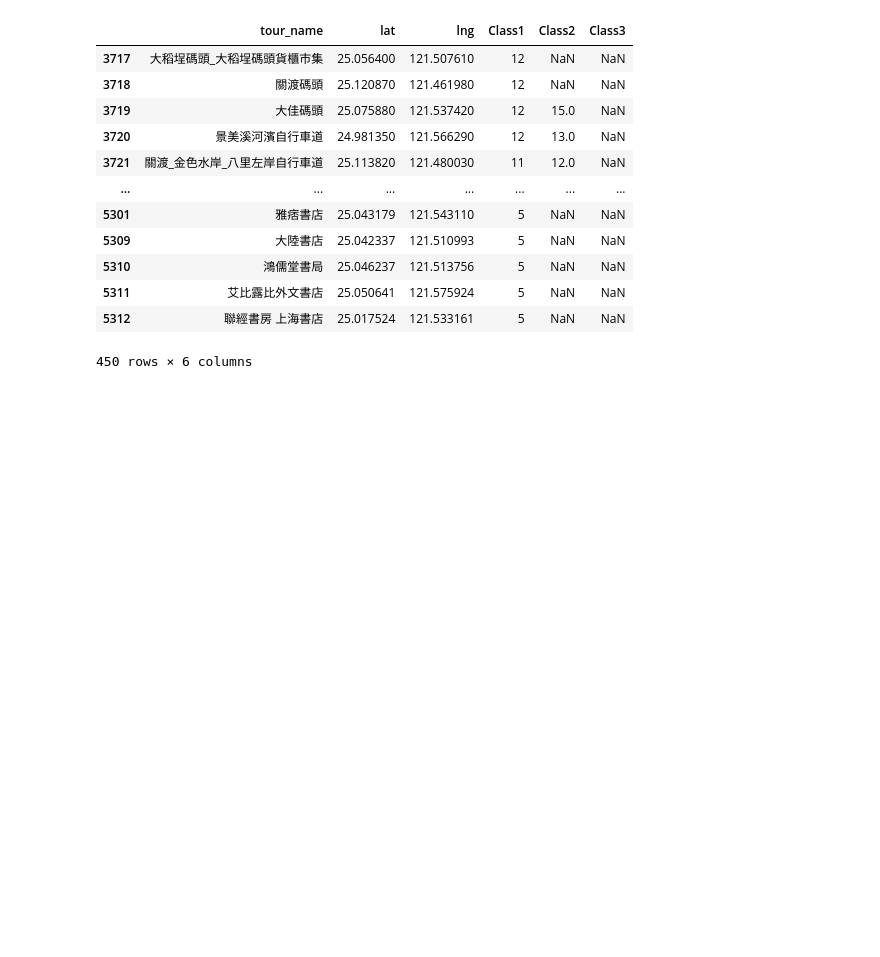
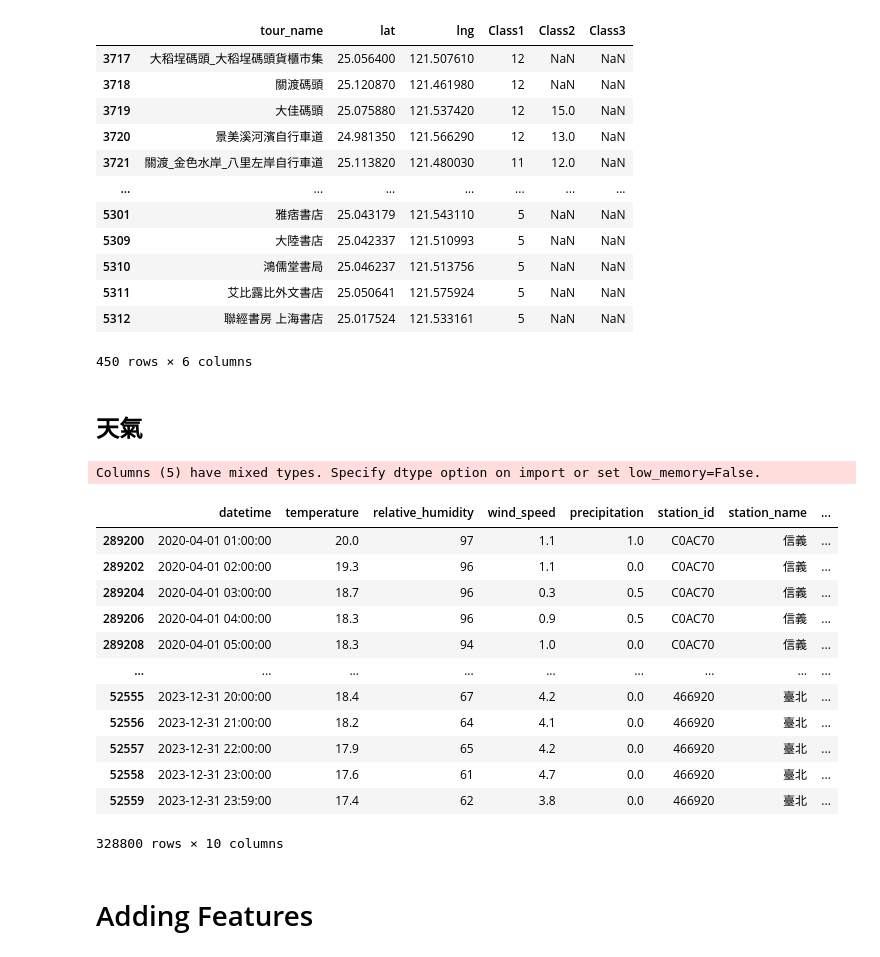
Before and after one commit to teddy21019/YoubikeUsagePrediction, a Jupyter notebook: project/data_view.ipynb, the cells around one changed output. Drawn from its saved outputs; the diff is of its cells as text; code cells hidden in the pictures; blank space fills up the shorter version.

```diff
--- a/project/data_view.ipynb
+++ b/project/data_view.ipynb
@@ -208,3 +262,25 @@ tourist_spot
 | 5311 | 艾比露比外文書店 | 25.050641 | 121.575924 | 5 | NaN | NaN |
 | 5312 | 聯經書房 上海書店 | 25.017524 | 121.533161 | 5 | NaN | NaN |
 450 rows × 6 columns
+# %% [markdown]
+## 天氣
+# %%
+weather_df = pd.read_csv("DATA/Weather/weather_data_with_coord.csv", parse_dates=['datetime']).convert_dtypes(dtype_backend='pyarrow')
+# %% [output]
+Columns (5) have mixed types. Specify dtype option on import or set low_memory=False.
+# %%
+weather_df.sort_values(['station_name', 'datetime'])
+# %% [output]
+|  | datetime | temperature | relative_humidity | wind_speed | precipitation | station_id | station_name | ... |
+| 289200 | 2020-04-01 01:00:00 | 20.0 | 97 | 1.1 | 1.0 | C0AC70 | 信義 | ... |
+| 289202 | 2020-04-01 02:00:00 | 19.3 | 96 | 1.1 | 0.0 | C0AC70 | 信義 | ... |
+| 289204 | 2020-04-01 03:00:00 | 18.7 | 96 | 0.3 | 0.5 | C0AC70 | 信義 | ... |
+| 289206 | 2020-04-01 04:00:00 | 18.3 | 96 | 0.9 | 0.5 | C0AC70 | 信義 | ... |
+| 289208 | 2020-04-01 05:00:00 | 18.3 | 94 | 1.0 | 0.0 | C0AC70 | 信義 | ... |
+| ... | ... | ... | ... | ... | ... | ... | ... | ... |
+| 52555 | 2023-12-31 20:00:00 | 18.4 | 67 | 4.2 | 0.0 | 466920 | 臺北 | ... |
+| 52556 | 2023-12-31 21:00:00 | 18.2 | 64 | 4.1 | 0.0 | 466920 | 臺北 | ... |
+| 52557 | 2023-12-31 22:00:00 | 17.9 | 65 | 4.2 | 0.0 | 466920 | 臺北 | ... |
+| 52558 | 2023-12-31 23:00:00 | 17.6 | 61 | 4.7 | 0.0 | 466920 | 臺北 | ... |
+| 52559 | 2023-12-31 23:59:00 | 17.4 | 62 | 3.8 | 0.0 | 466920 | 臺北 | ... |
+328800 rows × 10 columns
@@ -210,0 +290,2 @@ tourist_spot
+# %% [markdown]
+# Adding Features
```
Also changed, not shown: parts of 35 cells of this notebook.
